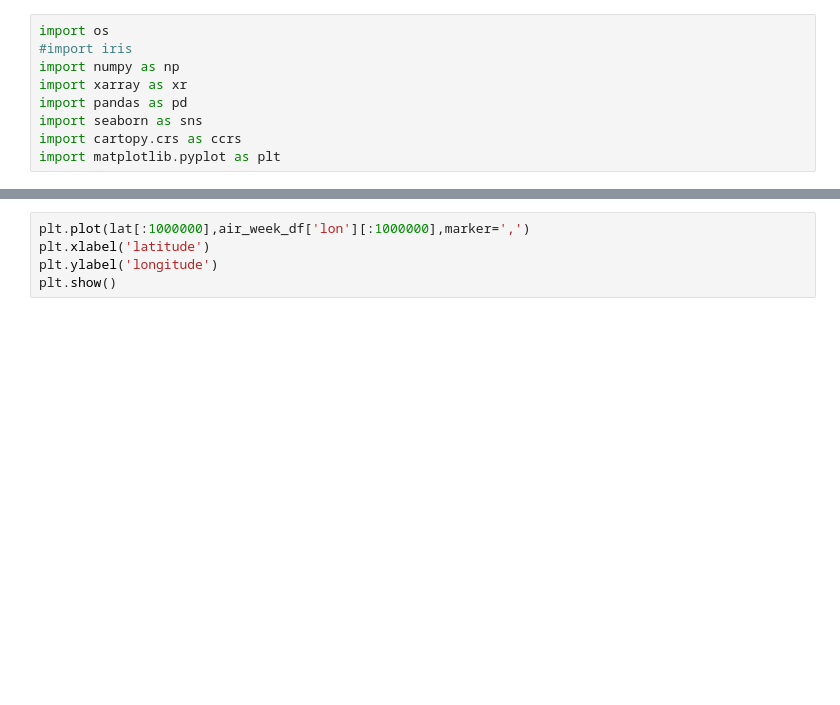
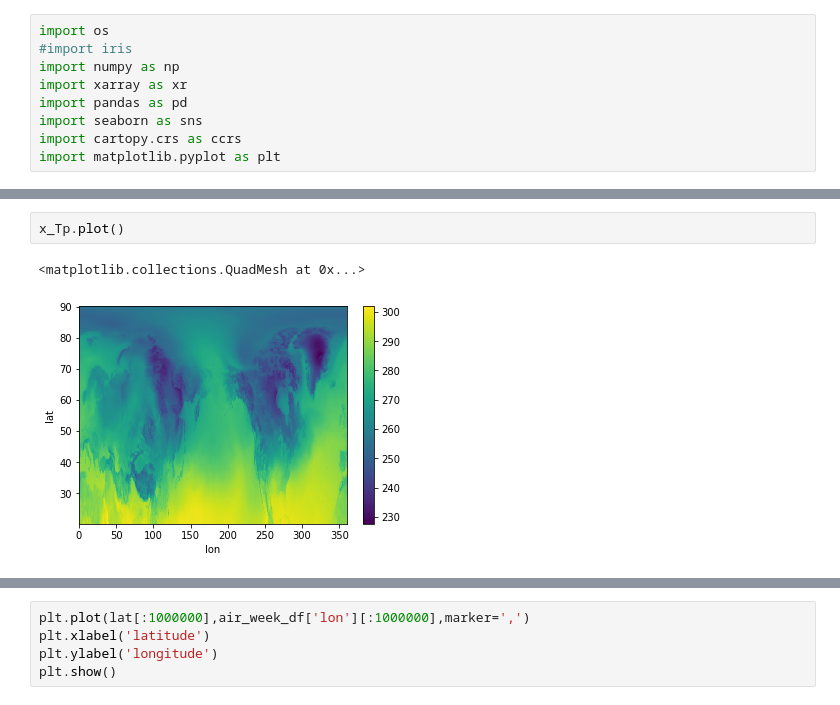
Before and after one commit to geosciences-data-practicum/reanalysis_getter, a Jupyter notebook: analysis/amandas_grid_counting.ipynb, the cells around one changed output, grey strips where cells are left out. Saved outputs shown, nothing was run; the diff lists cells and outputs as text; blank space fills up the shorter version.

```diff
--- a/analysis/amandas_grid_counting.ipynb
+++ b/analysis/amandas_grid_counting.ipynb
@@ -158,0 +141,5 @@ plt.show()
+# %%
+x_Tp.plot()
+# %% [output]
+<matplotlib.collections.QuadMesh at 0x...>
+[figure, added]
```
Also changed, not shown: parts of 48 cells of this notebook.
